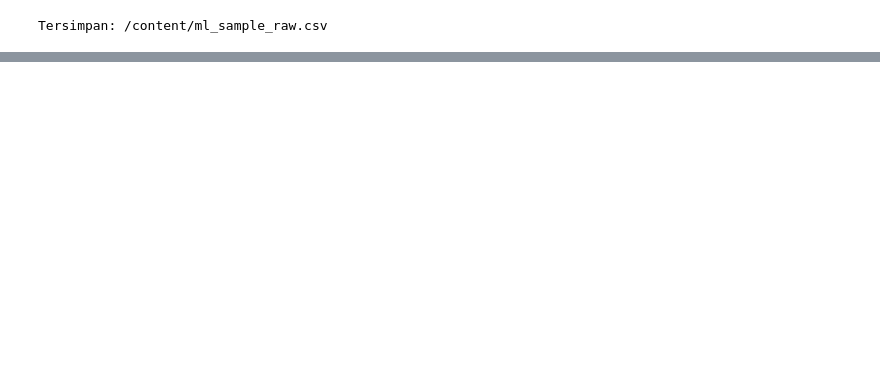
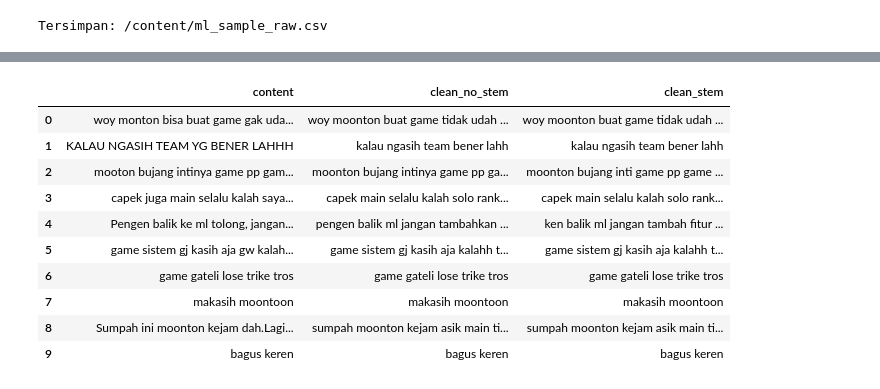
Before and after one commit to briliananugra/mobile-legends-sentiment-analysis, a Jupyter notebook: mobile_legends_sentiment_analysis.ipynb, the cells around one changed output, grey strips where cells are left out. Saved outputs shown, nothing was run; the diff lists cells and outputs as text; code cells hidden in the pictures; blank space fills up the shorter version.

```diff
--- a/mobile_legends_sentiment_analysis.ipynb
+++ b/mobile_legends_sentiment_analysis.ipynb
@@ -1,12 +1,2 @@
 # %% [markdown]
 <a href="https://colab.research.google.com/github/briliananugra/mobile-legends-sentiment-analysis/blob/main/mobile_legends_sentiment_analysis.ipynb" target="_parent"><img src="https://colab.research.google.com/assets/colab-badge.svg" alt="Open In Colab"/></a>
-# %%
-from google.colab import userdata
-import os
-
-os.makedirs('/root/.kaggle', exist_ok=True)
-with open('/root/.kaggle/access_token', 'w') as f:
-    f.write(userdata.get('KAGGLE_KEY'))
-os.chmod('/root/.kaggle/access_token', 0o600)
-
-print("Token berhasil disetup (tidak ditampilkan demi keamanan)")
@@ -46,0 +3,8 @@ File ditemukan di: /content/mobilelegends.csv
+# %%
+import pandas as pd
+
+url = "https://raw.githubusercontent.com/briliananugra/mobile-legends-sentiment-analysis/main/data/ml_sample_raw.csv"
+df_sample = pd.read_csv(url)
+
+print(df_sample.shape)
+df_sample.head()
@@ -83,0 +70,11 @@ Tersimpan: /content/ml_sample_raw.csv
+# %%
+!pip install -q Sastrawi emoji
+
+import pandas as pd
+
+url = "https://raw.githubusercontent.com/briliananugra/mobile-legends-sentiment-analysis/main/data/ml_sample_raw.csv"
+df = pd.read_csv(url)
+print("Sebelum drop duplikat:", df.shape)
+
+df = df.drop_duplicates(subset="content").reset_index(drop=True)
+print("Setelah drop duplikat:", df.shape)
@@ -83,0 +196,17 @@ Tersimpan: /content/ml_sample_raw.csv
+# %%
+df["clean_no_stem"] = df["content"].apply(lambda t: full_pipeline(t, use_stemming=False))
+df["clean_stem"]    = df["content"].apply(lambda t: full_pipeline(t, use_stemming=True))
+
+df[["content", "clean_no_stem", "clean_stem"]].head(10)
+# %% [output]
+|  | content | clean_no_stem | clean_stem |
+| 0 | woy monton bisa buat game gak uda... | woy moonton buat game tidak udah ... | woy moonton buat game tidak udah ... |
+| 1 | KALAU NGASIH TEAM YG BENER LAHHH | kalau ngasih team bener lahh | kalau ngasih team bener lahh |
+| 2 | mooton bujang intinya game pp gam... | moonton bujang intinya game pp ga... | moonton bujang inti game pp game ... |
+| 3 | capek juga main selalu kalah saya... | capek main selalu kalah solo rank... | capek main selalu kalah solo rank... |
+| 4 | Pengen balik ke ml tolong, jangan... | pengen balik ml jangan tambahkan ... | ken balik ml jangan tambah fitur ... |
+| 5 | game sistem gj kasih aja gw kalah... | game sistem gj kasih aja kalahh t... | game sistem gj kasih aja kalahh t... |
+| 6 | game gateli lose trike tros | game gateli lose trike tros | game gateli lose trike tros |
+| 7 | makasih moontoon | makasih moontoon | makasih moontoon |
+| 8 | Sumpah ini moonton kejam dah.Lagi... | sumpah moonton kejam asik main ti... | sumpah moonton kejam asik main ti... |
+| 9 | bagus keren | bagus keren | bagus keren |
```
Also changed, not shown: parts of 13 cells of this notebook.
